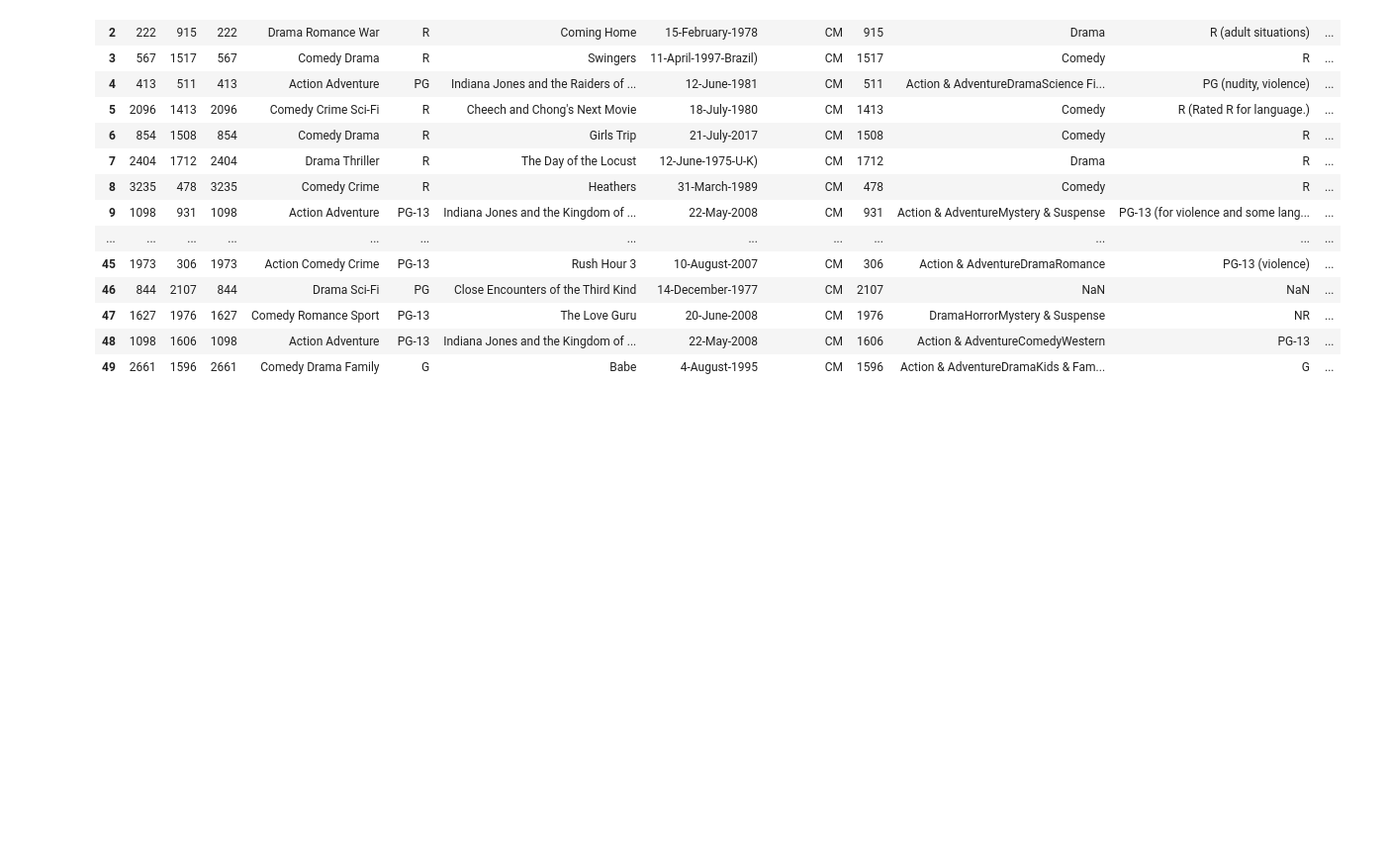
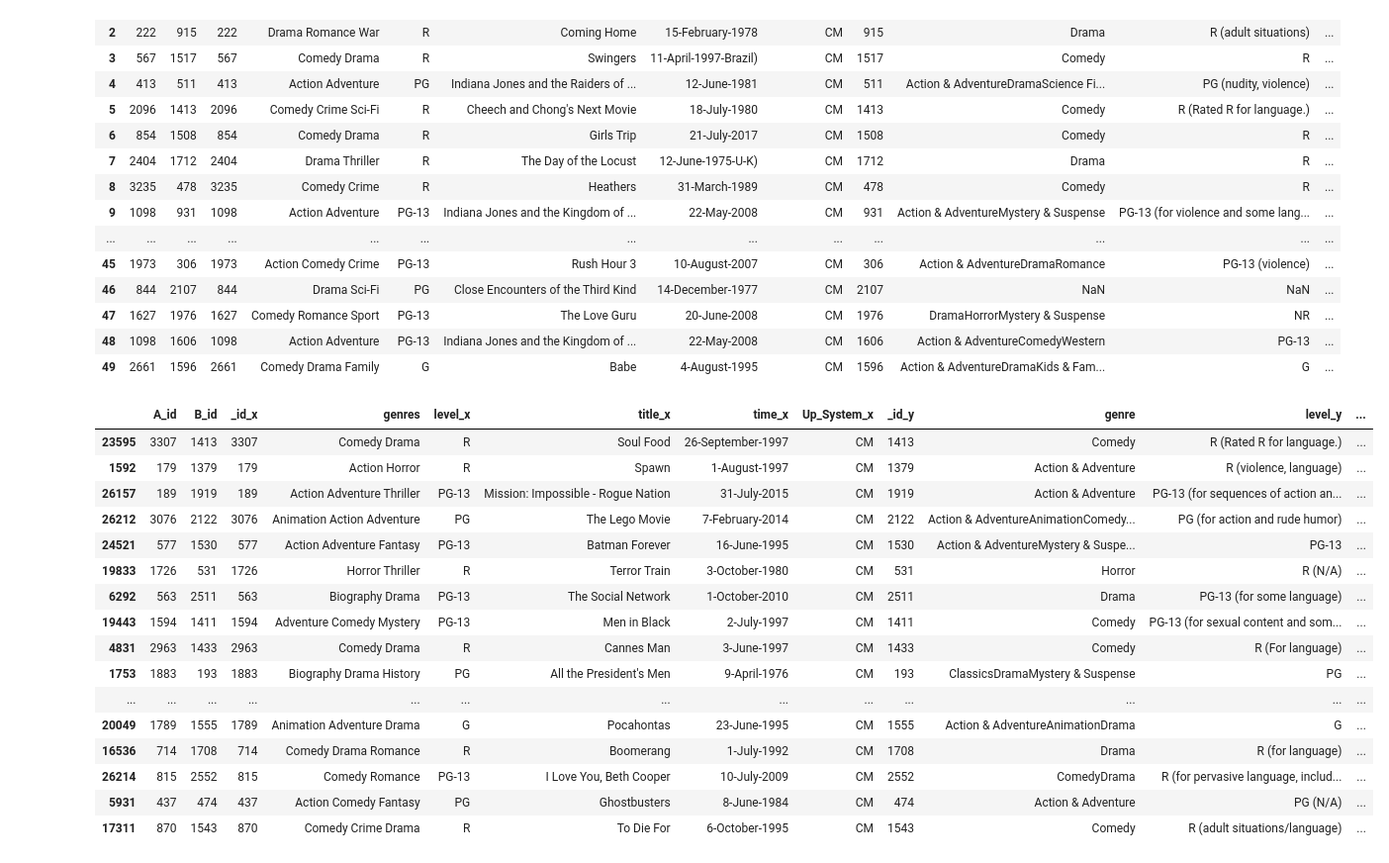
Before and after one commit to zyzeng1412/cs839, a Jupyter notebook: Stage3/Precision and Recall/step3.ipynb, the cells around one changed output. Shown at 99% size. Drawn from its saved outputs; the diff is of its cells as text; code cells hidden in the pictures; blank space fills up the shorter version.

```diff
--- a/Stage3/Precision and Recall/step3.ipynb
+++ b/Stage3/Precision and Recall/step3.ipynb
@@ -29,3 +29,29 @@ display(s)
 | 47 | 1627 | 1976 | 1627 | Comedy Romance Sport | PG-13 | The Love Guru | 20-June-2008 | CM | 1976 | DramaHorrorMystery & Suspense | NR | ... |
 | 48 | 1098 | 1606 | 1098 | Action Adventure | PG-13 | Indiana Jones and the Kingdom of ... | 22-May-2008 | CM | 1606 | Action & AdventureComedyWestern | PG-13 | ... |
 | 49 | 2661 | 1596 | 2661 | Comedy Drama Family | G | Babe | 4-August-1995 | CM | 1596 | Action & AdventureDramaKids & Fam... | G | ... |
+# %%
+table = pd.merge(dfc,dfa,how='left',left_on="A_id",right_on="_id")
+table = pd.merge(table,dfb,how='left',left_on="B_id",right_on="_id")
+filtered_talbe = table[table['time_x'].str[-2:]==table['time_y'].str[-2:]]
+#print (filtered_talbe.count())
+#display(filtered_talbe)
+s = filtered_talbe.sample(50)
+display(s)
+# %% [output]
+|  | A_id | B_id | _id_x | genres | level_x | title_x | time_x | Up_System_x | _id_y | genre | level_y | ... |
+| 23595 | 3307 | 1413 | 3307 | Comedy Drama | R | Soul Food | 26-September-1997 | CM | 1413 | Comedy | R (Rated R for language.) | ... |
+| 1592 | 179 | 1379 | 179 | Action Horror | R | Spawn | 1-August-1997 | CM | 1379 | Action & Adventure | R (violence, language) | ... |
+| 26157 | 189 | 1919 | 189 | Action Adventure Thriller | PG-13 | Mission: Impossible - Rogue Nation | 31-July-2015 | CM | 1919 | Action & Adventure | PG-13 (for sequences of action an... | ... |
+| 26212 | 3076 | 2122 | 3076 | Animation Action Adventure | PG | The Lego Movie | 7-February-2014 | CM | 2122 | Action & AdventureAnimationComedy... | PG (for action and rude humor) | ... |
+| 24521 | 577 | 1530 | 577 | Action Adventure Fantasy | PG-13 | Batman Forever | 16-June-1995 | CM | 1530 | Action & AdventureMystery & Suspe... | PG-13 | ... |
+| 19833 | 1726 | 531 | 1726 | Horror Thriller | R | Terror Train | 3-October-1980 | CM | 531 | Horror | R (N/A) | ... |
+| 6292 | 563 | 2511 | 563 | Biography Drama | PG-13 | The Social Network | 1-October-2010 | CM | 2511 | Drama | PG-13 (for some language) | ... |
+| 19443 | 1594 | 1411 | 1594 | Adventure Comedy Mystery | PG-13 | Men in Black | 2-July-1997 | CM | 1411 | Comedy | PG-13 (for sexual content and som... | ... |
+| 4831 | 2963 | 1433 | 2963 | Comedy Drama | R | Cannes Man | 3-June-1997 | CM | 1433 | Comedy | R (For language) | ... |
+| 1753 | 1883 | 193 | 1883 | Biography Drama History | PG | All the President's Men | 9-April-1976 | CM | 193 | ClassicsDramaMystery & Suspense | PG | ... |
+| ... | ... | ... | ... | ... | ... | ... | ... | ... | ... | ... | ... | ... |
+| 20049 | 1789 | 1555 | 1789 | Animation Adventure Drama | G | Pocahontas | 23-June-1995 | CM | 1555 | Action & AdventureAnimationDrama | G | ... |
+| 16536 | 714 | 1708 | 714 | Comedy Drama Romance | R | Boomerang | 1-July-1992 | CM | 1708 | Drama | R (for language) | ... |
+| 26214 | 815 | 2552 | 815 | Comedy Romance | PG-13 | I Love You, Beth Cooper | 10-July-2009 | CM | 2552 | ComedyDrama | R (for pervasive language, includ... | ... |
+| 5931 | 437 | 474 | 437 | Action Comedy Fantasy | PG | Ghostbusters | 8-June-1984 | CM | 474 | Action & Adventure | PG (N/A) | ... |
+| 17311 | 870 | 1543 | 870 | Comedy Crime Drama | R | To Die For | 6-October-1995 | CM | 1543 | Comedy | R (adult situations/language) | ... |
```
